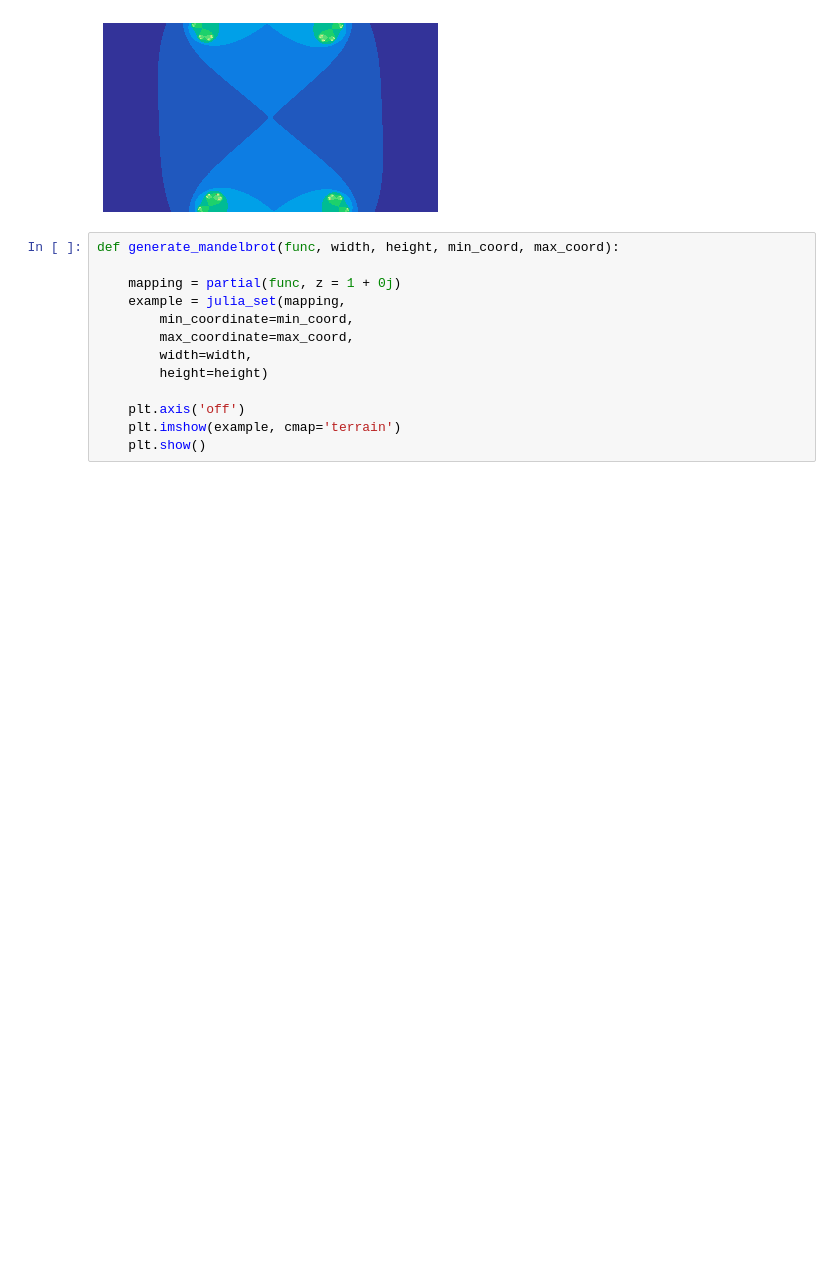
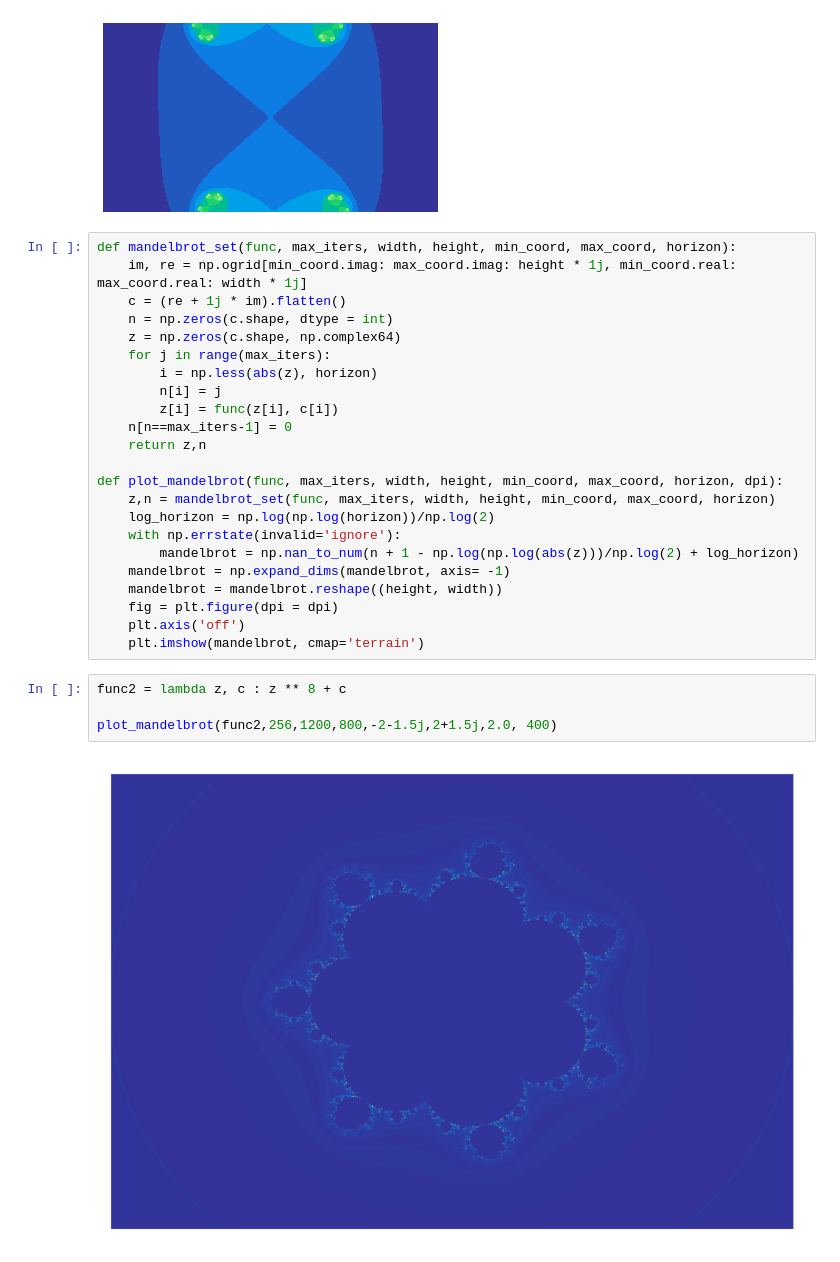
Before and after one commit to KauBoui/Personal-Projects, a Jupyter notebook: Julia_Sets_Python/Julia_2.ipynb, the cells around one changed output. Saved outputs shown, nothing was run; the diff lists cells and outputs as text; blank space fills up the shorter version.

Commit message:
mandelbrot_plotting_working

```diff
--- a/Julia_Sets_Python/Julia_2.ipynb
+++ b/Julia_Sets_Python/Julia_2.ipynb
@@ -131,16 +134,32 @@ animator(Gif_out)
 # %% [output]
 ['plot_0000.png', 'plot_0001.png', 'plot_0002.png', 'plot_0003.png', 'plot_0004.png', 'plot_0005.png', 'plot_0006.png', 'plot_0007.png', 'plot_0008.png', 'plot_0009.png', 'plot_0010.png', 'plot_0011.p ...
 [figure]
-# %%
-def generate_mandelbrot(func, width, height, min_coord, max_coord):
-
-    mapping = partial(func, z = 1 + 0j)
-    example = julia_set(mapping,
-        min_coordinate=min_coord,
-        max_coordinate=max_coord,
-        width=width,
-        height=height)
-
-    plt.axis('off')
-    plt.imshow(example, cmap='terrain')
-    plt.show()
+# %%
+def mandelbrot_set(func, max_iters, width, height, min_coord, max_coord, horizon):
+    im, re = np.ogrid[min_coord.imag: max_coord.imag: height * 1j, min_coord.real: max_coord.real: width * 1j]
+    c = (re + 1j * im).flatten()
+    n = np.zeros(c.shape, dtype = int)
+    z = np.zeros(c.shape, np.complex64)
+    for j in range(max_iters):
+        i = np.less(abs(z), horizon)
+        n[i] = j
+        z[i] = func(z[i], c[i])
+    n[n==max_iters-1] = 0
+    return z,n
+
+def plot_mandelbrot(func, max_iters, width, height, min_coord, max_coord, horizon, dpi):
+    z,n = mandelbrot_set(func, max_iters, width, height, min_coord, max_coord, horizon)
+    log_horizon = np.log(np.log(horizon))/np.log(2)
+    with np.errstate(invalid='ignore'):
+        mandelbrot = np.nan_to_num(n + 1 - np.log(np.log(abs(z)))/np.log(2) + log_horizon)
+    mandelbrot = np.expand_dims(mandelbrot, axis= -1)
+    mandelbrot = mandelbrot.reshape((height, width))
+    fig = plt.figure(dpi = dpi)
+    plt.axis('off')
+    plt.imshow(mandelbrot, cmap='terrain')
+# %%
+func2 = lambda z, c : z ** 8 + c
+
+plot_mandelbrot(func2,256,1200,800,-2-1.5j,2+1.5j,2.0, 400)
+# %% [output]
+[figure, added]
```
Also changed, not shown: parts of 2 cells of this notebook.
